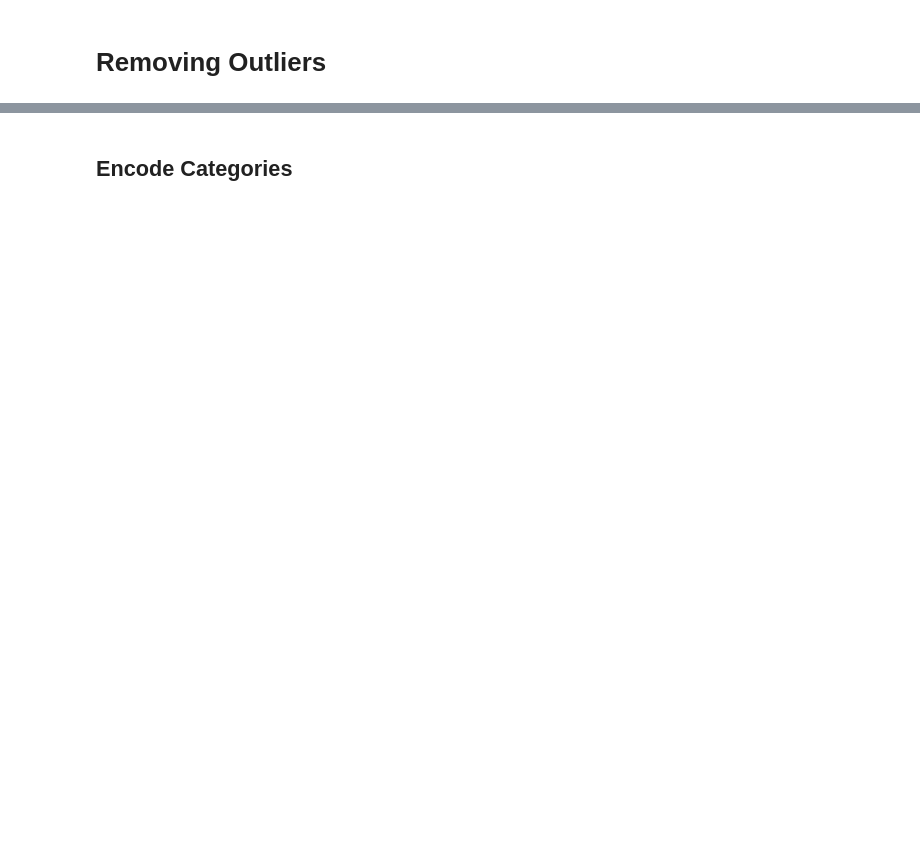
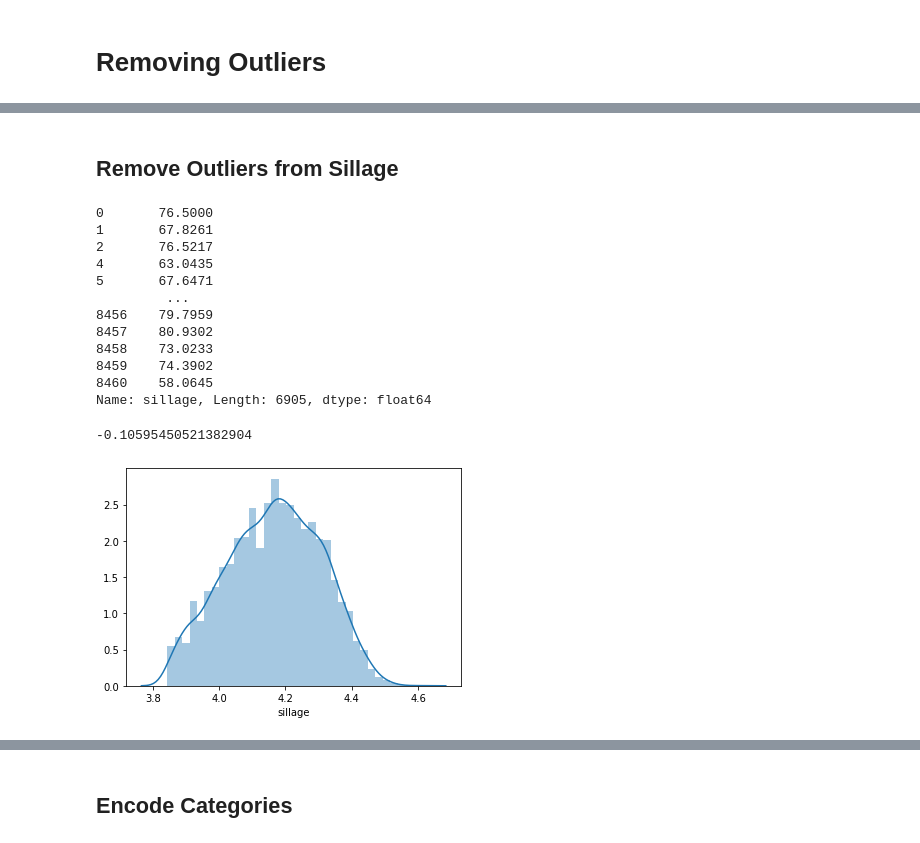
Before and after one commit to 1aguna/pyfume, a Jupyter notebook: notebook.ipynb, the cells around one changed output, grey strips where cells are left out. Cells and saved outputs as stored; diff of their text form; code cells hidden in the pictures; blank space fills up the shorter version.

```diff
--- a/notebook.ipynb
+++ b/notebook.ipynb
@@ -95,0 +87,29 @@ data['ratings'] = log_ratings
+# %% [markdown]
+## Remove Outliers from Sillage
+# %%
+i = 'sillage'
+sill_no_outliers = data[i].where(data[i] < data[i].quantile(.95))
+sill_no_outliers = data[i].where(data[i] > data[i].quantile(.05))
+
+display(sill_no_outliers)
+
+log_sillage = np.log(sill_no_outliers)
+print(log_sillage.skew())
+sns.distplot(log_sillage)
+
+data[i] = log_sillage
+# %% [output]
+0       76.5000
+1       67.8261
+2       76.5217
+4       63.0435
+5       67.6471
+         ...
+8456    79.7959
+8457    80.9302
+8458    73.0233
+8459    74.3902
+8460    58.0645
+Name: sillage, Length: 6905, dtype: float64
+-0.10595450521382904
+[figure, added]
```
Also changed, not shown: parts of 25 cells of this notebook.
